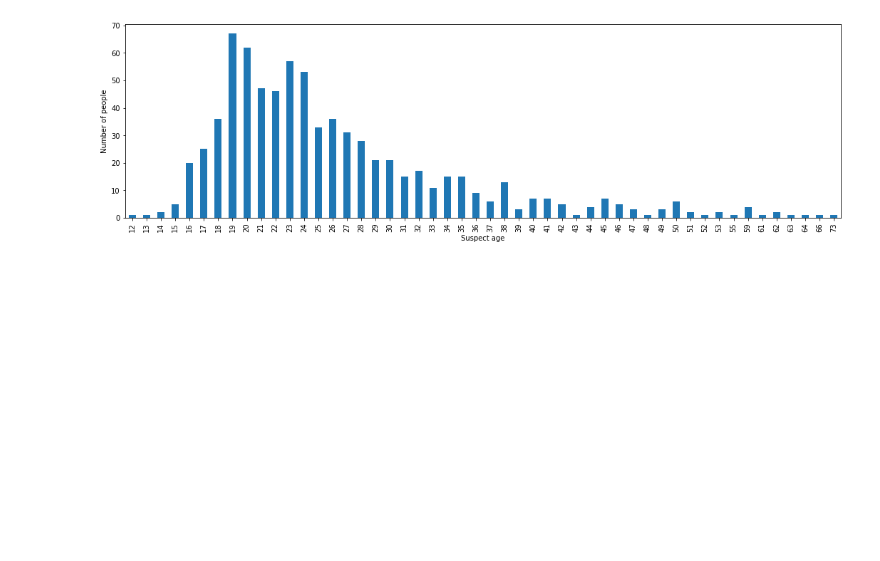
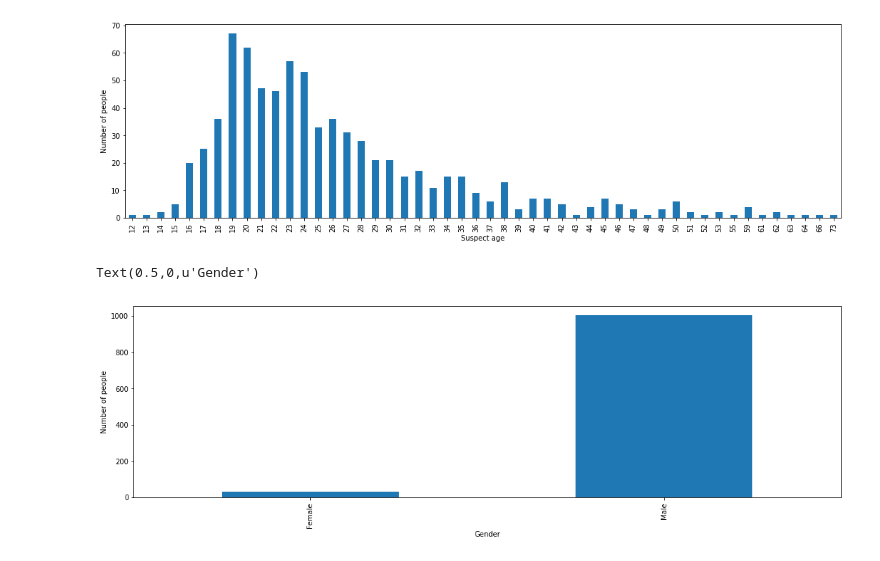
Before and after one commit to BlueEyedHush/us-mass-shootings, a Jupyter notebook: gva-analysis/Gun Violence Archive analysis.ipynb, the cells around one changed output. Cells and saved outputs as stored; diff of their text form; code cells hidden in the pictures; blank space fills up the shorter version.

```diff
--- a/gva-analysis/Gun Violence Archive analysis.ipynb
+++ b/gva-analysis/Gun Violence Archive analysis.ipynb
@@ -250,3 +249,14 @@ plot.set_xlabel('Suspect age')
 Number of suspects with known age: 762
 Text(0.5,0,u'Suspect age')
 [figure]
+# %%
+gender = map(lambda x: x['gender'], suspects)
+gender = filter(lambda x: x != None, gender)
+
+genderDataFrame = pd.DataFrame(gender, columns=['gender'])
+plot = genderDataFrame.gender.value_counts().sort_index().plot.bar(figsize=(18,5))
+plot.set_ylabel('Number of people')
+plot.set_xlabel('Gender')
+# %% [output]
+Text(0.5,0,u'Gender')
+[figure, added]
```
Also changed, not shown: parts of 2 cells of this notebook.
